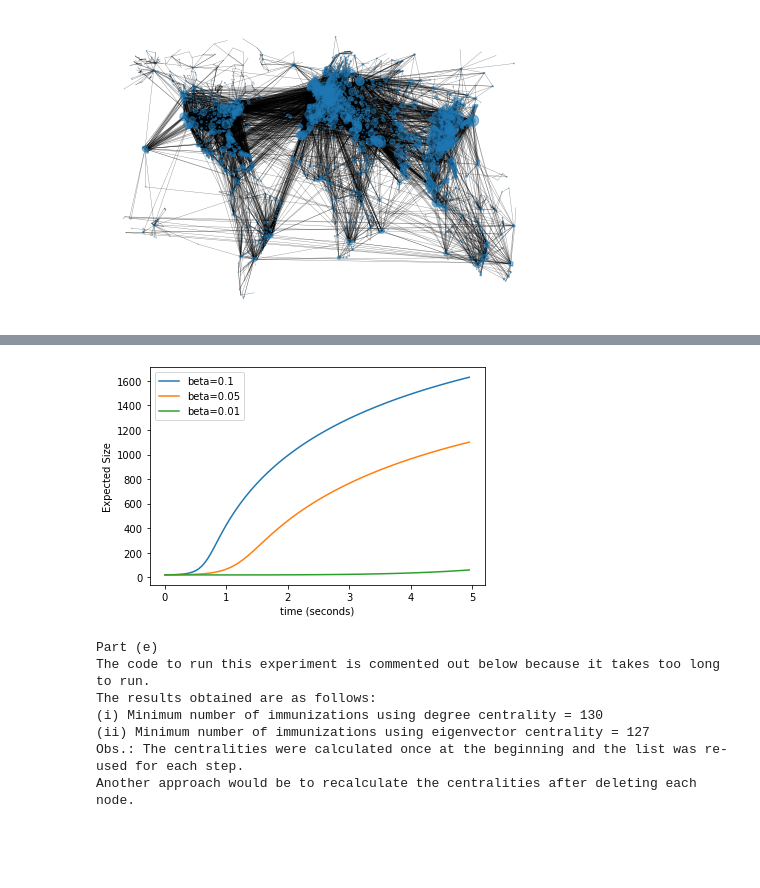
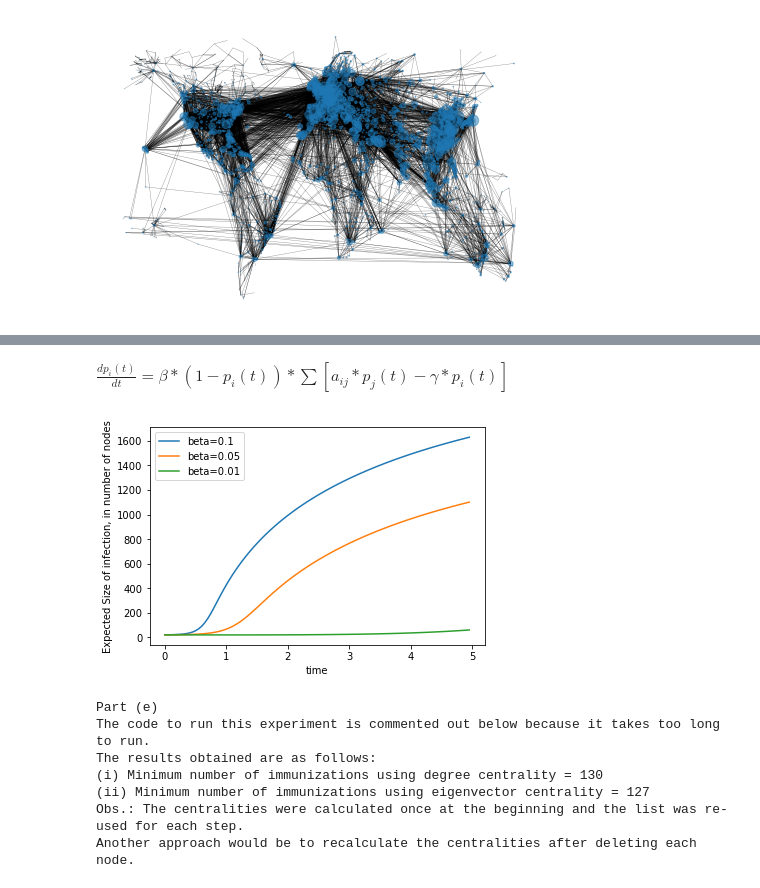
Before and after one commit to INoLiao/RiceComp554-HopeSimpsonMap, a Jupyter notebook: network-model-contact.ipynb, the cells around one changed output, grey strips where cells are left out. Saved outputs shown, nothing was run; the diff lists cells and outputs as text; code cells hidden in the pictures; blank space fills up the shorter version.

```diff
--- a/network-model-contact.ipynb
+++ b/network-model-contact.ipynb
@@ -69,6 +85,6 @@ nx.draw(G, pos=posit, node_size=siz, width=0.35, alpha=0.5)
+# %% [markdown]
+$\frac{dp_i(t)}{dt} = \beta * (1 - p_i(t)) * \sum{[a_{ij}*p_j(t) - \gamma*p_i(t)]}$
 # %%
-##########################################################################################
-# Part (d): Simulating the spread dynamics
 # Run simulation and plot the spread dynamics
 # First, create adjacency matrix A with nodes ordered by Id:
 Id_num = []
@@ -161,25 +177,25 @@ for t in range(1, int(round(Tf/delta))):
         # print(p[t-1][i], p[t][i])
         p_size3[t] = p_size3[t] + p[t][i]
     # print(p_size1[t], p_size2[t], p_size3[t])
-
-# Plot three curves with the evolution of the expected size of the infection over time:
-plt.figure(1)
-
-t_axis = np.zeros((int(round(Tf/delta)), 1))
-for x in range(1, len(t_axis)):
-    t_axis[x] = t_axis[x-1] + delta
-# print(t_axis)
-fig = plt.plot(t_axis, p_size1, label='beta=0.1')
-plt.plot(t_axis, p_size2, label='beta=0.05')
-plt.plot(t_axis, p_size3, label='beta=0.01')
-plt.xlabel('time (seconds)')
-plt.ylabel('Expected Size')
-plt.legend()
-
-plt.show()
-##########################################################################################
-# %% [output]
-[figure, removed]
+# %%
+# Plot three curves with the evolution of the expected size of the infection over time:
+plt.figure(1)
+
+t_axis = np.zeros((int(round(Tf/delta)), 1))
+for x in range(1, len(t_axis)):
+    t_axis[x] = t_axis[x-1] + delta
+# print(t_axis)
+fig = plt.plot(t_axis, p_size1, label='beta=0.1')
+plt.plot(t_axis, p_size2, label='beta=0.05')
+plt.plot(t_axis, p_size3, label='beta=0.01')
+plt.xlabel('time')
+plt.ylabel('Expected Size of infection, in number of nodes')
+plt.legend()
+
+plt.show()
+##########################################################################################
+# %% [output]
+[figure, added]
 # %%
 ##########################################################################################
 # Part (e): Minimum number of immunizations
```
Also changed, not shown: parts of 5 cells of this notebook.
